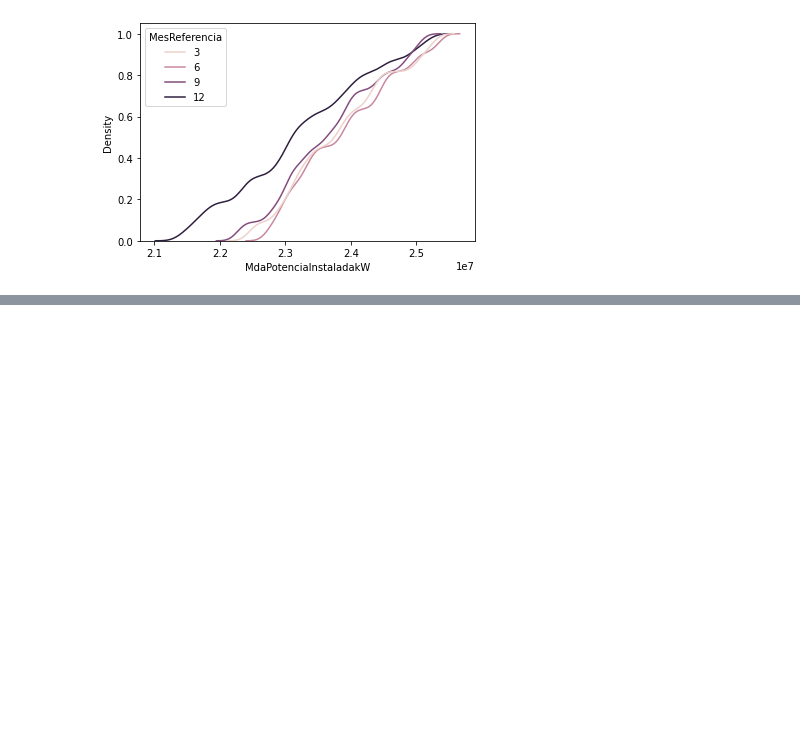
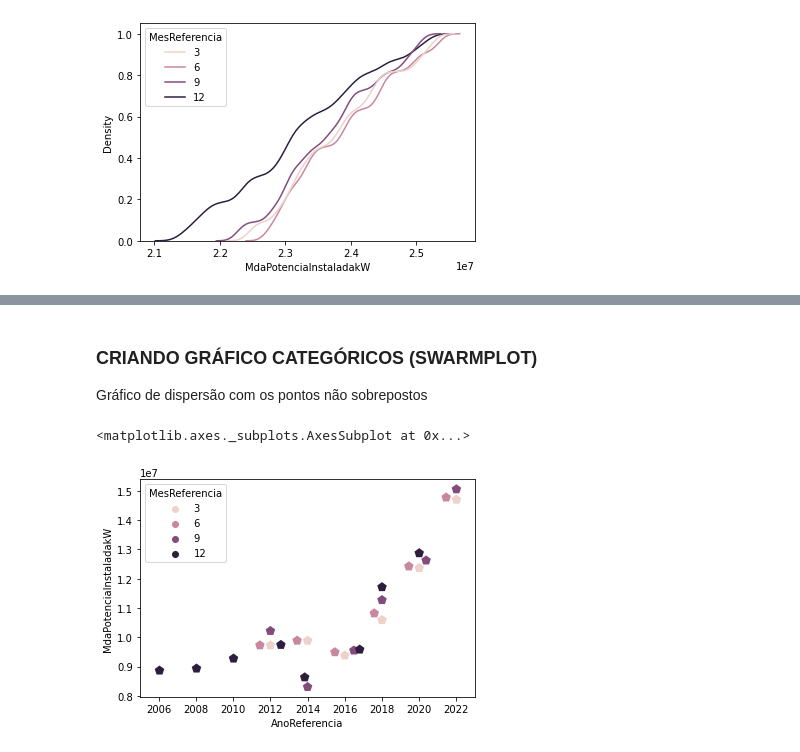
Before and after one commit to Daniellucasgonzaga/Trabalho_Final_BCC19, a Jupyter notebook: TrabalhoFinal.ipynb, the cells around one changed output, grey strips where cells are left out. Cells and saved outputs as stored; diff of their text form; code cells hidden in the pictures; blank space fills up the shorter version.

```diff
--- a/TrabalhoFinal.ipynb
+++ b/TrabalhoFinal.ipynb
@@ -257,0 +286,15 @@ sns.kdeplot(data = SP,
+# %% [markdown]
+### CRIANDO GRÁFICO CATEGÓRICOS (SWARMPLOT)
+Gráfico de dispersão com os pontos não sobrepostos
+# %%
+sns.swarmplot(
+     data = BA.loc[lambda f: df['AnoReferencia'].isin([2006,2008,2010,2012,2014,2016,2018,2020,2022])],
+     y = 'MdaPotenciaInstaladakW',
+     x = 'AnoReferencia',
+     hue = "MesReferencia",
+     size = 10,
+     marker = 'p',
+ )
+# %% [output]
+<matplotlib.axes._subplots.AxesSubplot at 0x...>
+[figure, added]
```
Also changed, not shown: parts of 17 cells of this notebook.
